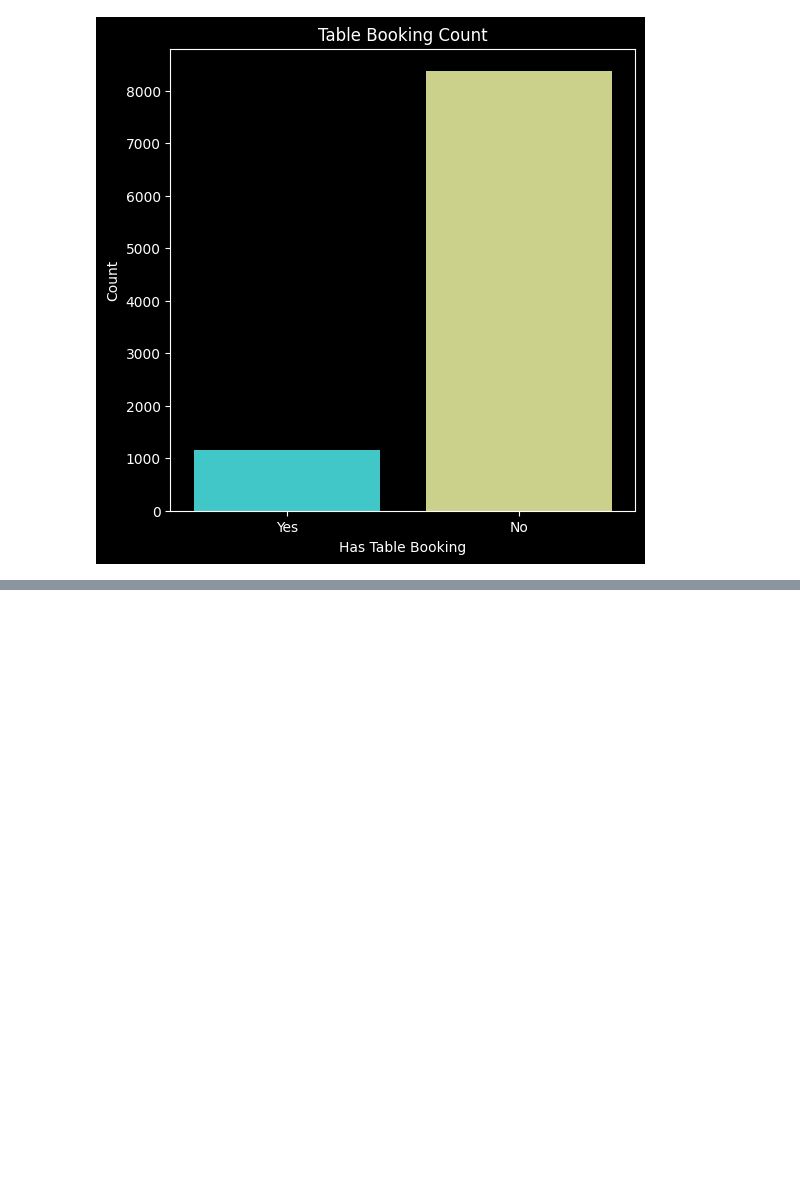
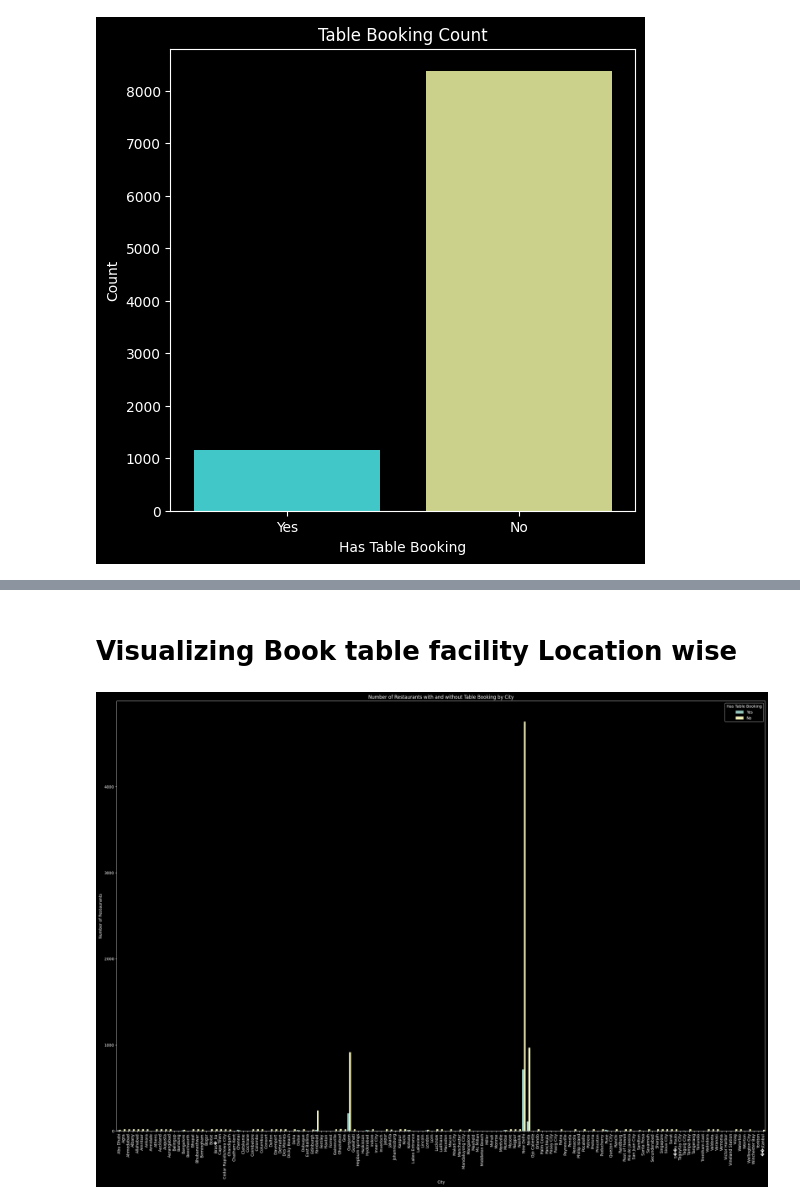
Before and after one commit to Saicharanraju0099/Cognifyzinternship, a Jupyter notebook: cognifyzproject.ipynb, the cells around one changed output, grey strips where cells are left out. Saved outputs shown, nothing was run; the diff lists cells and outputs as text; code cells hidden in the pictures; blank space fills up the shorter version.

```diff
--- a/cognifyzproject.ipynb
+++ b/cognifyzproject.ipynb
@@ -433,0 +478,26 @@ plt.show()
+# %% [markdown]
+# **Visualizing Book table facility Location wise**
+# %%
+file_path = '../input/dataset/dataset.csv'
+data = pd.read_csv(file_path)
+# %%
+pivot_table = pd.pivot_table(
+    data,
+    values='Restaurant ID',
+    index='City',
+    columns='Has Table booking',
+    aggfunc='count',
+    fill_value=0
+)
+pivot_table = pivot_table.reset_index()
+pivot_melted = pivot_table.melt(id_vars='City', value_vars=['Yes', 'No'], var_name='Has Table Booking', value_name='Count')
+plt.figure(figsize=(30, 20))
+sns.barplot(data=pivot_melted, x='City', y='Count', hue='Has Table Booking')
+plt.xticks(rotation=90)
+plt.title('Number of Restaurants with and without Table Booking by City')
+plt.xlabel('City')
+plt.ylabel('Number of Restaurants')
+plt.legend(title='Has Table Booking')
+plt.show()
+# %% [output]
+[figure, added]
```
Also changed, not shown: parts of 9 cells of this notebook.
